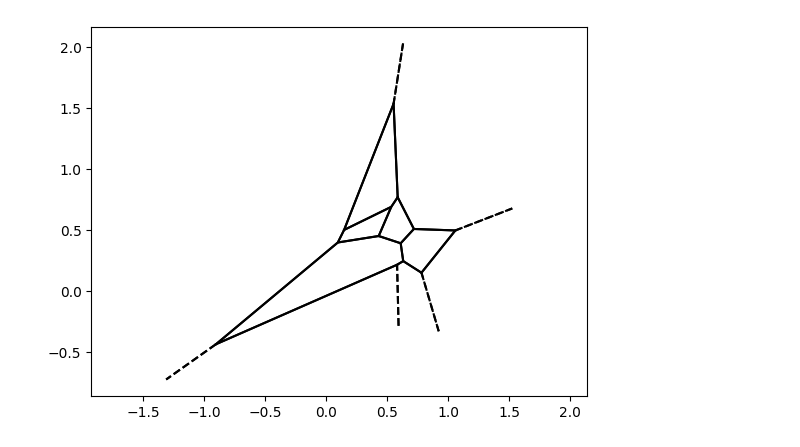
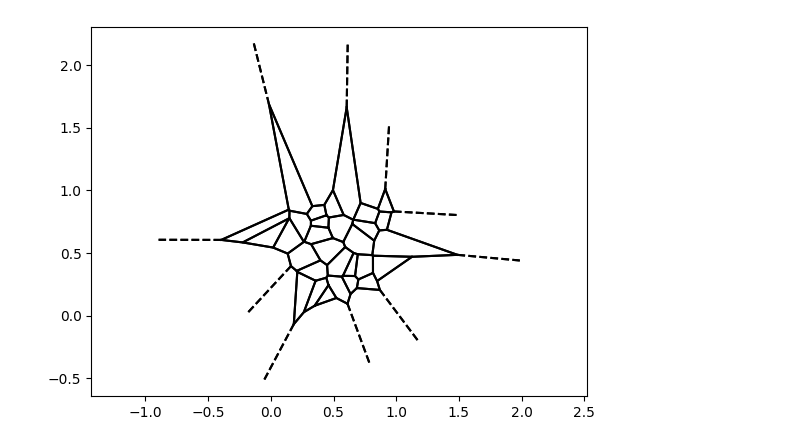
Before and after one commit to sdot-team/sdot, a Jupyter notebook: examples/python/0_PowerDiagram_basics.ipynb, the cells around one changed output. Cells and saved outputs as stored; diff of their text form; code cells hidden in the pictures.

```diff
--- a/examples/python/0_PowerDiagram_basics.ipynb
+++ b/examples/python/0_PowerDiagram_basics.ipynb
@@ -1,13 +1,13 @@
 # %%
 # %matplotlib widget
 # aka import ipympl
 
 import matplotlib.pyplot as plt
 from sdot import PowerDiagram
 import numpy as np
 
-pd = PowerDiagram( positions = np.random.random( [ 10, 2 ] ) )
+pd = PowerDiagram( positions = np.random.random( [ 40, 2 ] ) )
 pd.plot_in_pyplot( plt )
 plt.show()
 # %% [output]
-[figure, old version]
+[figure, new version]
```
Also changed, not shown: parts of 2 cells of this notebook, 1 other file.
